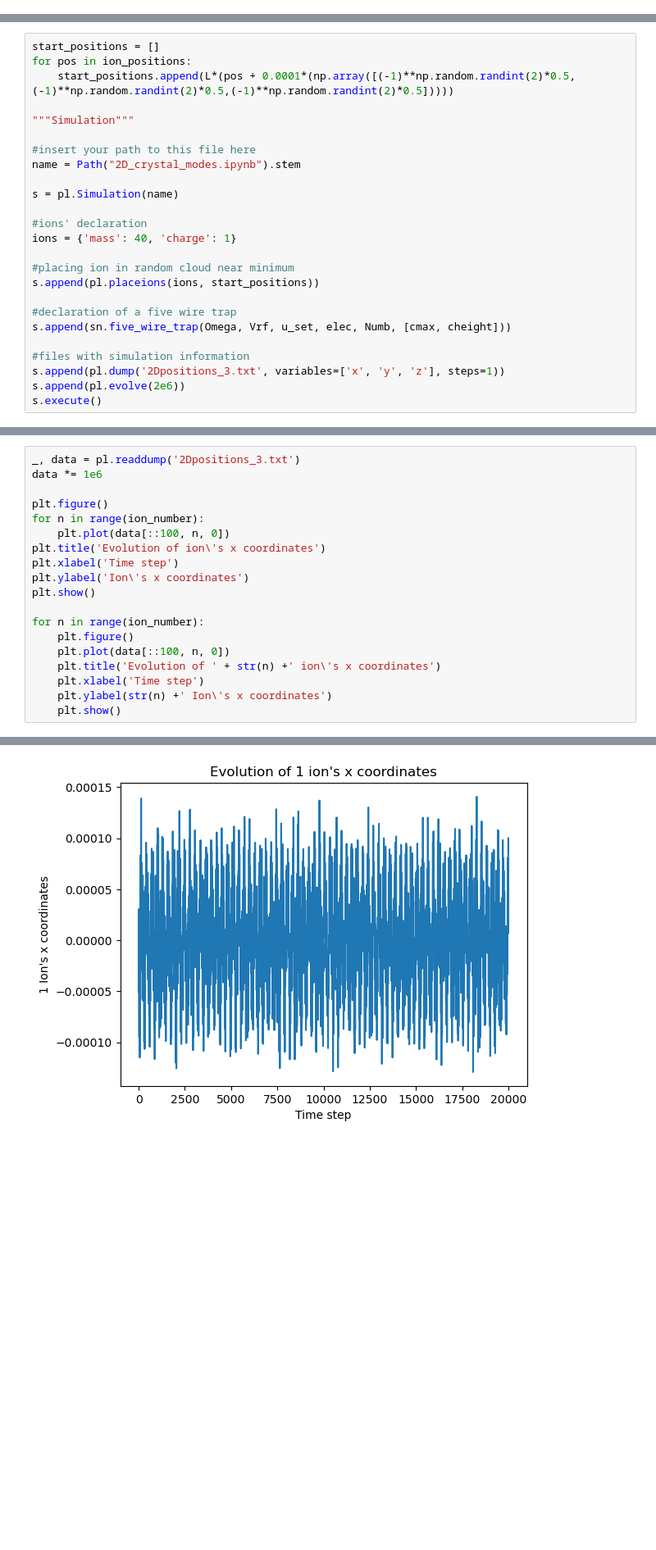
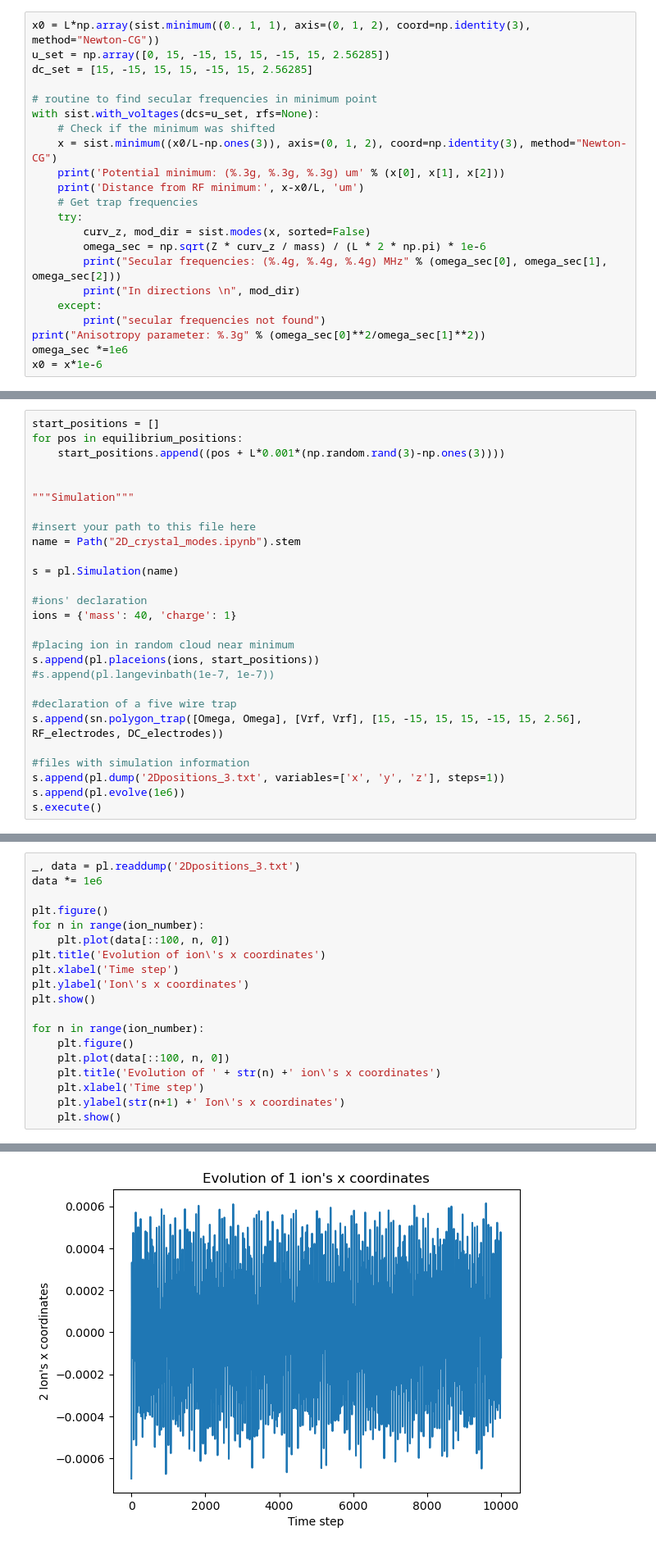
Before and after one commit to underforestaaa/Sion, a Jupyter notebook: examples/2D_crystal_modes.ipynb, the cells around one changed output, grey strips where cells are left out. Shown at 82% size. Drawn from its saved outputs; the diff is of its cells as text; blank space fills up the shorter version.

```diff
--- a/examples/2D_crystal_modes.ipynb
+++ b/examples/2D_crystal_modes.ipynb
@@ -94,0 +51,22 @@ l4 = -3.439222078672967e-05
+# %%
+x0 = L*np.array(sist.minimum((0., 1, 1), axis=(0, 1, 2), coord=np.identity(3), method="Newton-CG"))
+u_set = np.array([0, 15, -15, 15, 15, -15, 15, 2.56285])
+dc_set = [15, -15, 15, 15, -15, 15, 2.56285]
+
+# routine to find secular frequencies in minimum point
+with sist.with_voltages(dcs=u_set, rfs=None):
+    # Check if the minimum was shifted
+    x = sist.minimum((x0/L-np.ones(3)), axis=(0, 1, 2), coord=np.identity(3), method="Newton-CG")
+    print('Potential minimum: (%.3g, %.3g, %.3g) um' % (x[0], x[1], x[2]))
+    print('Distance from RF minimum:', x-x0/L, 'um')
+    # Get trap frequencies
+    try:
+        curv_z, mod_dir = sist.modes(x, sorted=False)
+        omega_sec = np.sqrt(Z * curv_z / mass) / (L * 2 * np.pi) * 1e-6
+        print("Secular frequencies: (%.4g, %.4g, %.4g) MHz" % (omega_sec[0], omega_sec[1], omega_sec[2]))
+        print("In directions \n", mod_dir)
+    except:
+        print("secular frequencies not found")
+print("Anisotropy parameter: %.3g" % (omega_sec[0]**2/omega_sec[1]**2))
+omega_sec *=1e6
+x0 = x*1e-6
@@ -262,8 +257,9 @@ Normal modes: [[ 3.01e-01 -6.01e-01  3.01e-01  4.78e-01 -4.48e-13 -4.78e-01 -2.7
 This block performs simulation of ions near their equilibrium positions, oscillating from random initial displacement.
 # %%
 start_positions = []
-for pos in ion_positions:
-    start_positions.append(L*(pos + 0.0001*(np.array([(-1)**np.random.randint(2)*0.5,(-1)**np.random.randint(2)*0.5,(-1)**np.random.randint(2)*0.5]))))
+for pos in equilibrium_positions:
+    start_positions.append((pos + L*0.001*(np.random.rand(3)-np.ones(3))))
+
 
 """Simulation"""
 
@@ -277,12 +273,13 @@ ions = {'mass': 40, 'charge': 1}
 
 #placing ion in random cloud near minimum
 s.append(pl.placeions(ions, start_positions))
+#s.append(pl.langevinbath(1e-7, 1e-7))
 
 #declaration of a five wire trap
-s.append(sn.five_wire_trap(Omega, Vrf, u_set, elec, Numb, [cmax, cheight]))
+s.append(sn.polygon_trap([Omega, Omega], [Vrf, Vrf], [15, -15, 15, 15, -15, 15, 2.56], RF_electrodes, DC_electrodes))
 
 #files with simulation information
 s.append(pl.dump('2Dpositions_3.txt', variables=['x', 'y', 'z'], steps=1))
-s.append(pl.evolve(2e6))
+s.append(pl.evolve(1e6))
 s.execute()
 # %% [output]
@@ -324,6 +321,6 @@ for n in range(ion_number):
     plt.plot(data[::100, n, 0])
     plt.title('Evolution of ' + str(n) +' ion\'s x coordinates')
     plt.xlabel('Time step')
-    plt.ylabel(str(n) +' Ion\'s x coordinates')
+    plt.ylabel(str(n+1) +' Ion\'s x coordinates')
     plt.show()
 # %% [output]
@@ -332 +329 @@ for n in range(ion_number):
-[figure, old version]
+[figure, new version]
```
Also changed, not shown: parts of 23 cells of this notebook.
